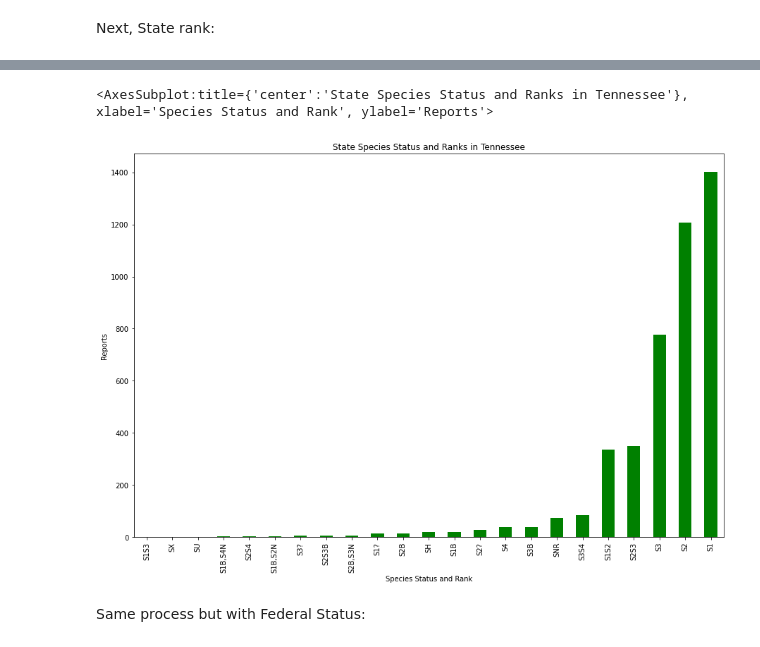
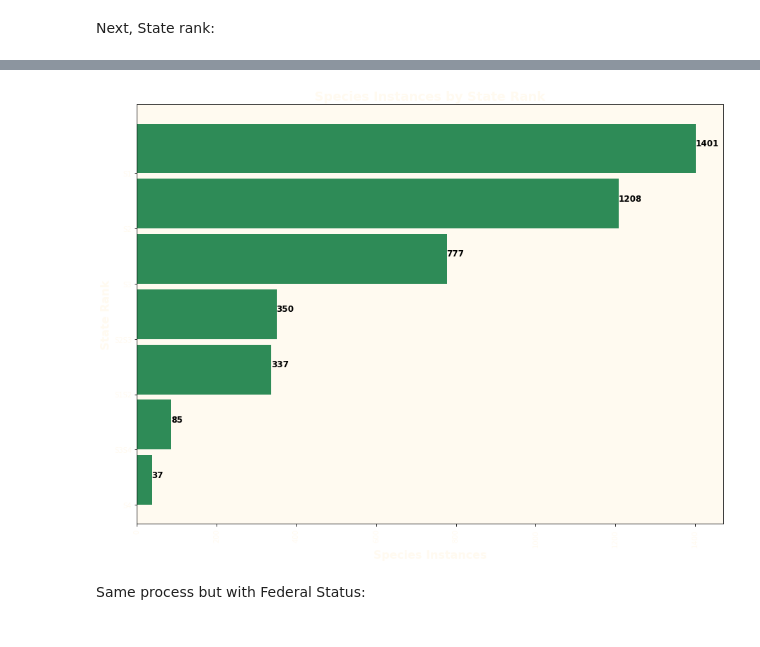
Before and after one commit to jomccall/Species-Diversity-in-Tennessee, a Jupyter notebook: notebooks/Exploration Counties Data-Copy2.ipynb, the cells around one changed output, grey strips where cells are left out. Cells and saved outputs as stored; diff of their text form; code cells hidden in the pictures.

```diff
--- a/notebooks/Exploration Counties Data-Copy2.ipynb
+++ b/notebooks/Exploration Counties Data-Copy2.ipynb
@@ -191,0 +172,2 @@ stype_df.sort_values(['count']).reset_index(inplace = False)
+# %%
+stype_df = stype_df.sort_values(['count'], ascending = False).reset_index(inplace = False)
@@ -192,14 +207,28 @@ stype_df.sort_values(['count']).reset_index(inplace = False)
+# %%
+stype_df['level_0'] = stype_df['level_0'].astype(int)
+# %%
+stype_df = stype_df[(stype_df['level_0'].isin([0, 1, 2, 8, 4, 3, 5]))]
+# %%
+stype_df = stype_df.sort_values(['count'])
 # %%
-stype_df.sort_values(['count']).plot(kind = 'bar',
-                                          figsize = (15, 10),
-                                          title = 'State Species Status and Ranks in Tennessee',
-                                          color = 'green',
-                                          xlabel = 'Species Status and Rank',
-                                          ylabel = 'Reports',
-                                          legend = False)
+#plot:
+
+plt.figure(figsize = (15, 11))
+plt.rcParams['axes.facecolor'] = 'floralwhite'
+plt.barh('index', 'count', data = stype_df, color = 'seagreen', align = 'edge', height = 0.9)
+plt.xlabel('Species Instances', fontweight = 'bold', fontsize = 16, color = 'floralwhite')
+plt.ylabel('State Rank', fontweight = 'bold', fontsize = 16, color = 'floralwhite')
+plt.title('Species Instances by State Rank', fontweight = 'bold', fontsize = 18, color = 'floralwhite')
+plt.xticks(rotation = 90, color = 'floralwhite')
+plt.yticks(color = 'floralwhite')
+
+for i in plt.barh('index', 'count', data = stype_df, color = 'seagreen', align = 'edge', height = 0.9):
+    plt.text(i.get_width()-0.0001*i.get_width(), i.get_y()+0.5,
+             str(round((i.get_width()), 2)),
+             fontsize = 12, fontweight = 'bold',
+             color ='black');
 # %% [output]
-<AxesSubplot:title={'center':'State Species Status and Ranks in Tennessee'}, xlabel='Species Status and Rank', ylabel='Reports'>
-[figure, old version]
+[figure, new version]
 # %% [markdown]
 Same process but with Federal Status:
 # %%
```
Also changed, not shown: parts of 22 cells of this notebook.
